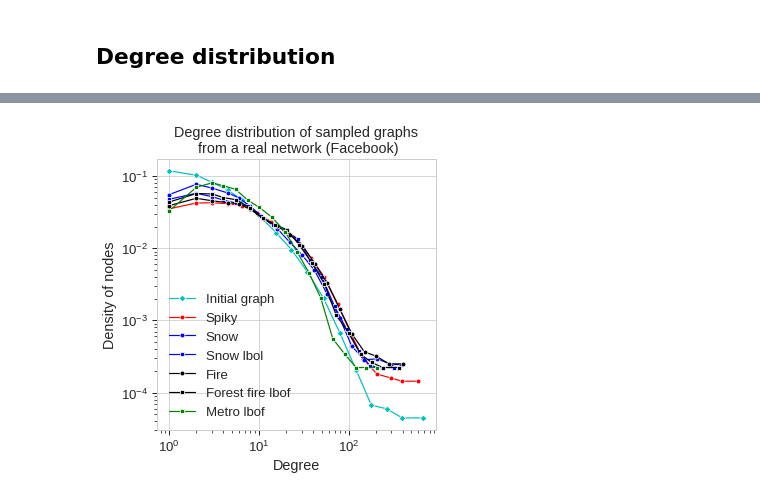
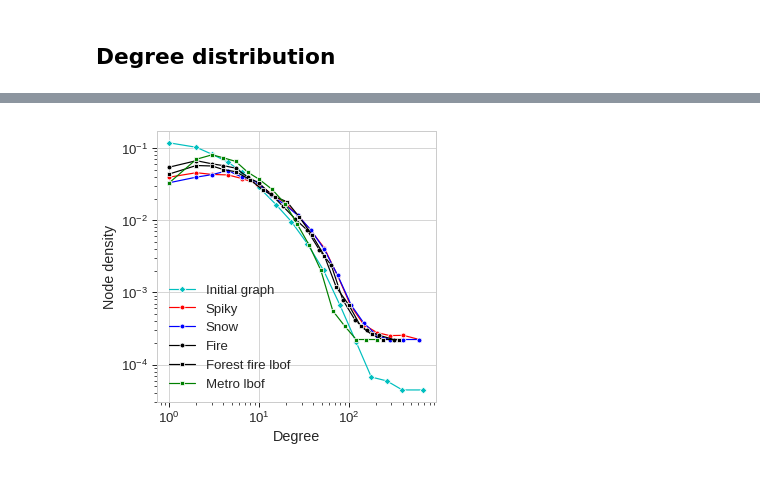
Before and after one commit to bricaud/spiky-simulation, a Jupyter notebook: compute_degree_distrib.ipynb, the cells around one changed output, grey strips where cells are left out. Saved outputs shown, nothing was run; the diff lists cells and outputs as text; code cells hidden in the pictures.

```diff
--- a/compute_degree_distrib.ipynb
+++ b/compute_degree_distrib.ipynb
@@ -71,7 +76,8 @@ importlib.reload(pysad.synthesis)
 # %%
 graph_handle.rules['min_degree'] = 1
-params = {'nb_iter' : 1, 'exploration_depth' : 6,
-            'initial_node' : None, 'random_subset_size' : 0.2, 'balltype' : 'spikyball'}
+params = {'nb_iter' : 1, 'exploration_depth' : 8,
+            'initial_node' : None, 'random_subset_size' : 0.3, 'balltype' : 'spikyball',
+         'number_of_nodes' : number_of_nodes}
 node_spiky,graph_spiky = test_module.ball_test(graph_handle,params)
 # dictionary with each node as key and its degree as value
 degree_spiky = dict(graph_spiky.degree()) #G.degree(node_spiky.keys()))
@@ -89,7 +96,8 @@ subgraph: nb of nodes: 6956 , edges: 91721
 # %%
 graph_handle.rules['min_degree'] = 1
 params = {'nb_iter' : 1, 'exploration_depth' : 6,
-            'initial_node' : None, 'random_subset_size' : 0.2, 'balltype' : 'fireball'}
+            'initial_node' : None, 'random_subset_size' : 0.3, 'balltype' : 'fireball',
+         'number_of_nodes' : number_of_nodes}
 node_fire, graph_fire = test_module.ball_test(graph_handle,params)
 # dictionary with each node as key and its degree as value
 degree_fire = dict(graph_fire.degree()) #dict(G.degree(node_fire.keys()))
@@ -108,7 +117,8 @@ subgraph: nb of nodes: 3998 , edges: 51149
 # %%
 graph_handle.rules['min_degree'] = 1
-params_snowball = {'nb_iter' : 1, 'exploration_depth' : 4,
-            'initial_node' : None, 'random_subset_size' : 1, 'balltype' : 'spikyball'}
+params_snowball = {'nb_iter' : 1, 'exploration_depth' : 6,
+            'initial_node' : None, 'random_subset_size' : 1, 'balltype' : 'spikyball',
+         'number_of_nodes' : number_of_nodes}
 node_snowball, graph_snowball = test_module.ball_test(graph_handle,params_snowball)
 # dictionary with each node as key and its degree as value
 degree_snowball = dict(graph_snowball.degree()) #dict(G.degree(node_snowball.keys()))
@@ -210,36 +219,36 @@ plt.yscale('log')
 
 #lin_x,lin_y = test_module.degree_distribution(dlist_spiky, mode='lin')
 #plt.scatter(lin_x,lin_y,c='r',marker='x',s=10)
 
 log_x,log_y = test_module.degree_distribution(dlist_full_graph, mode='log',density=density)
 sns.lineplot(log_x,log_y,c='c',marker='D',label='Initial graph')
 
 log_x,log_y = test_module.degree_distribution(dlist_spiky, mode='log',density=density)
 sns.lineplot(log_x,log_y,c='r',marker='o',label='Spiky')
 
 #lin_x,lin_y = test_module.degree_distribution(dlist_snow, mode='lin')
 #plt.scatter(lin_x,lin_y,c='b',marker='x',s=10)
 log_x,log_y = test_module.degree_distribution(dlist_snow, mode='log',density=density)
 sns.lineplot(log_x,log_y,c='b',marker='o',label='Snow')
 
-log_x,log_y = test_module.degree_distribution(dlist_lbof_snow, mode='log',density=density)
-sns.lineplot(log_x,log_y,c='b',marker='s',label='Snow lbol')
+#log_x,log_y = test_module.degree_distribution(dlist_lbof_snow, mode='log',density=density)
+#sns.lineplot(log_x,log_y,c='b',marker='s',label='Snow lbol')
 
 log_x,log_y = test_module.degree_distribution(dlist_fire, mode='log',density=density)
 sns.lineplot(log_x,log_y,c='k',marker='o',label='Fire')
 
 log_x,log_y = test_module.degree_distribution(dlist_lbof_fire, mode='log',density=density)
 sns.lineplot(log_x,log_y,c='k',marker='s',label='Forest fire lbof')
 
 log_x,log_y = test_module.degree_distribution(dlist_metro, mode='log',density=density)
 sns.lineplot(log_x,log_y,c='g',marker='s',dashes=[2, 2],label='Metro lbof')
 
 #plt.xlim((1e-4,1e-1))
 #plt.ylim((.9,1e4))
 plt.xlabel('Degree')
-plt.ylabel('Density of nodes')
-plt.title('Degree distribution of sampled graphs\n from a '+G.graph['name'])
+plt.ylabel('Node density')
+#plt.title('Degree distribution of sampled graphs\n from a '+G.graph['name'])
 plt.legend()
-plt.savefig(data_path + "degree_distrib_density.png")
+plt.savefig(data_path + 'degree_distrib_density'+ graph_type +'.png')
 # %% [output]
-[figure, old version]
+[figure, new version]
```
Also changed, not shown: parts of 6 cells of this notebook, 4 other files.
